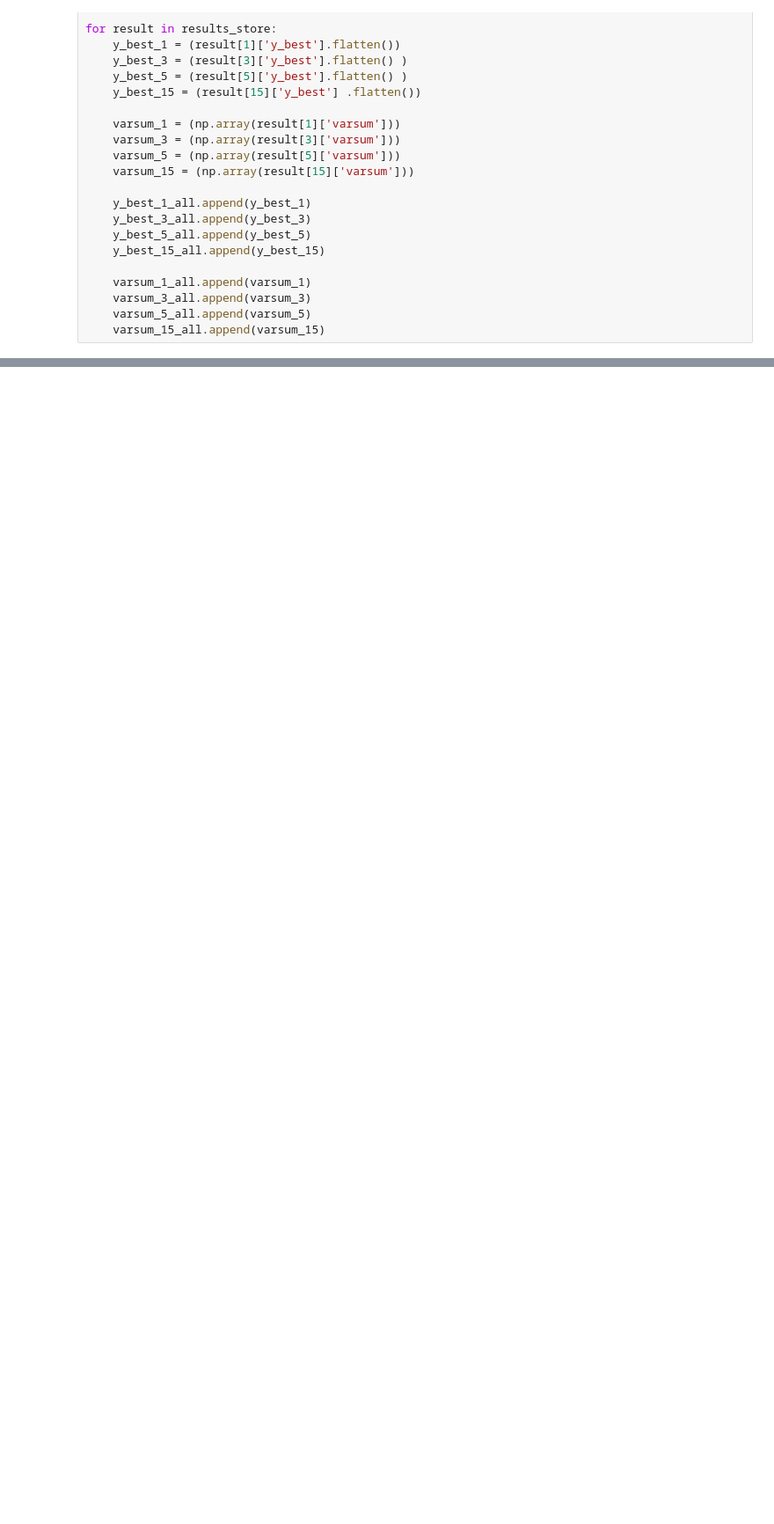
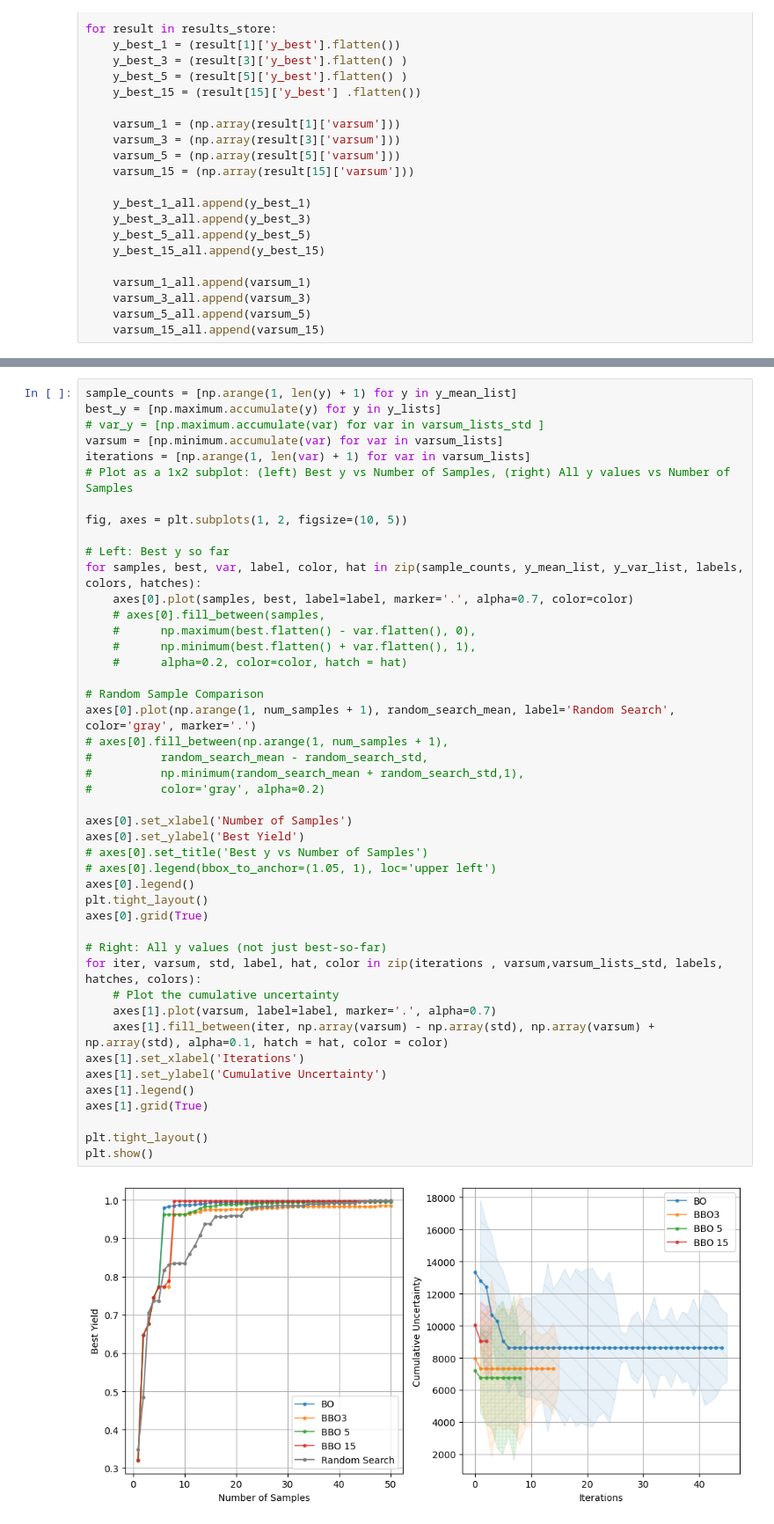
Before and after one commit to uwsunlab/BO-RFB, a Jupyter notebook: PoolBased/ComparisonTesting/BOvsBBOvsRandom.ipynb, the cells around one changed output, grey strips where cells are left out. Shown at 88% size. Drawn from its saved outputs; the diff is of its cells as text; blank space fills up the shorter version.

```diff
--- a/PoolBased/ComparisonTesting/BOvsBBOvsRandom.ipynb
+++ b/PoolBased/ComparisonTesting/BOvsBBOvsRandom.ipynb
@@ -478,3 +571,50 @@ plt.show()
+# %%
+sample_counts = [np.arange(1, len(y) + 1) for y in y_mean_list]
+best_y = [np.maximum.accumulate(y) for y in y_lists]
+# var_y = [np.maximum.accumulate(var) for var in varsum_lists_std ]
+varsum = [np.minimum.accumulate(var) for var in varsum_lists]
+iterations = [np.arange(1, len(var) + 1) for var in varsum_lists]
+# Plot as a 1x2 subplot: (left) Best y vs Number of Samples, (right) All y values vs Number of Samples
+
+fig, axes = plt.subplots(1, 2, figsize=(10, 5))
+
+# Left: Best y so far
+for samples, best, var, label, color, hat in zip(sample_counts, y_mean_list, y_var_list, labels, colors, hatches):
+    axes[0].plot(samples, best, label=label, marker='.', alpha=0.7, color=color)
+    # axes[0].fill_between(samples,
+    #      np.maximum(best.flatten() - var.flatten(), 0),
+    #      np.minimum(best.flatten() + var.flatten(), 1),
+    #      alpha=0.2, color=color, hatch = hat)
+
+# Random Sample Comparison
+axes[0].plot(np.arange(1, num_samples + 1), random_search_mean, label='Random Search', color='gray', marker='.')
+# axes[0].fill_between(np.arange(1, num_samples + 1),
+#          random_search_mean - random_search_std,
+#          np.minimum(random_search_mean + random_search_std,1),
+#          color='gray', alpha=0.2)
+
+axes[0].set_xlabel('Number of Samples')
+axes[0].set_ylabel('Best Yield')
+# axes[0].set_title('Best y vs Number of Samples')
+# axes[0].legend(bbox_to_anchor=(1.05, 1), loc='upper left')
+axes[0].legend()
+plt.tight_layout()
+axes[0].grid(True)
+
+# Right: All y values (not just best-so-far)
+for iter, varsum, std, label, hat, color in zip(iterations , varsum,varsum_lists_std, labels, hatches, colors):
+    # Plot the cumulative uncertainty
+    axes[1].plot(varsum, label=label, marker='.', alpha=0.7)
+    axes[1].fill_between(iter, np.array(varsum) - np.array(std), np.array(varsum) + np.array(std), alpha=0.1, hatch = hat, color = color)
+axes[1].set_xlabel('Iterations')
+axes[1].set_ylabel('Cumulative Uncertainty')
+axes[1].legend()
+axes[1].grid(True)
+
+plt.tight_layout()
+plt.show()
+# %% [output]
+[figure, added]
 # %%
 # Plot number of samples vs best y for BO, BO_batch, BBO, and BO_q1
 lables = ['BO', 'BBO3', 'BBO5', 'BBO15']
```
Also changed, not shown: parts of 5 cells of this notebook, 7 other files.
